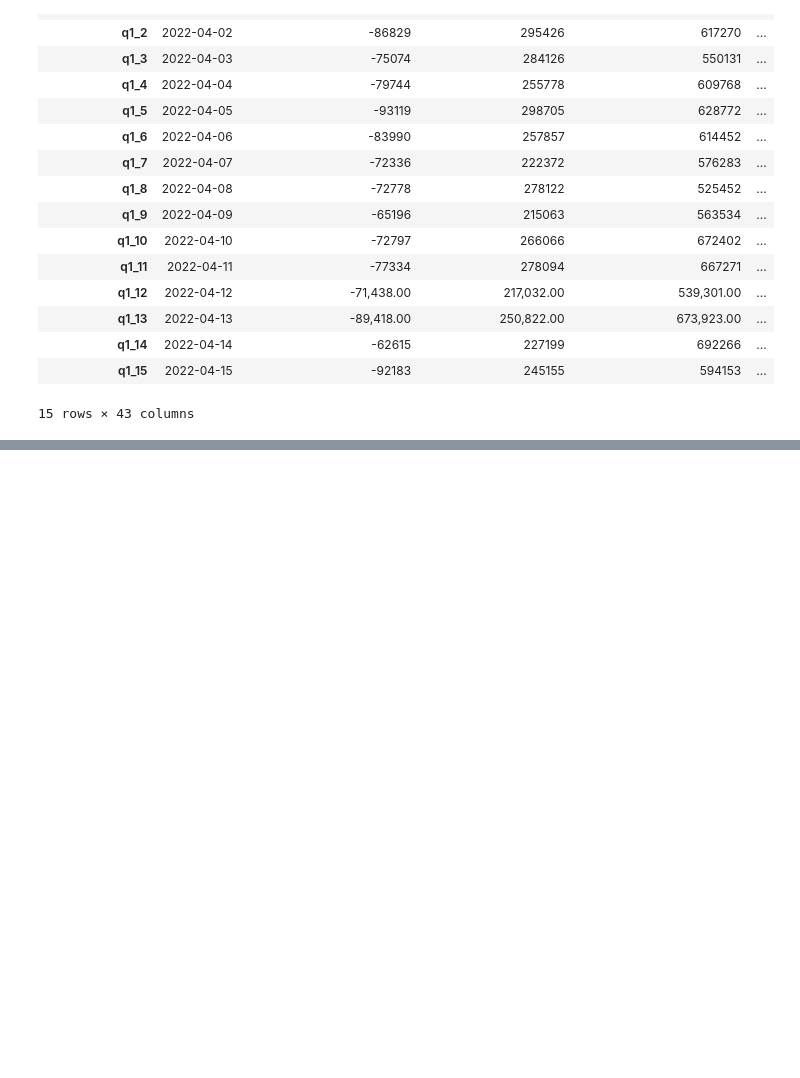
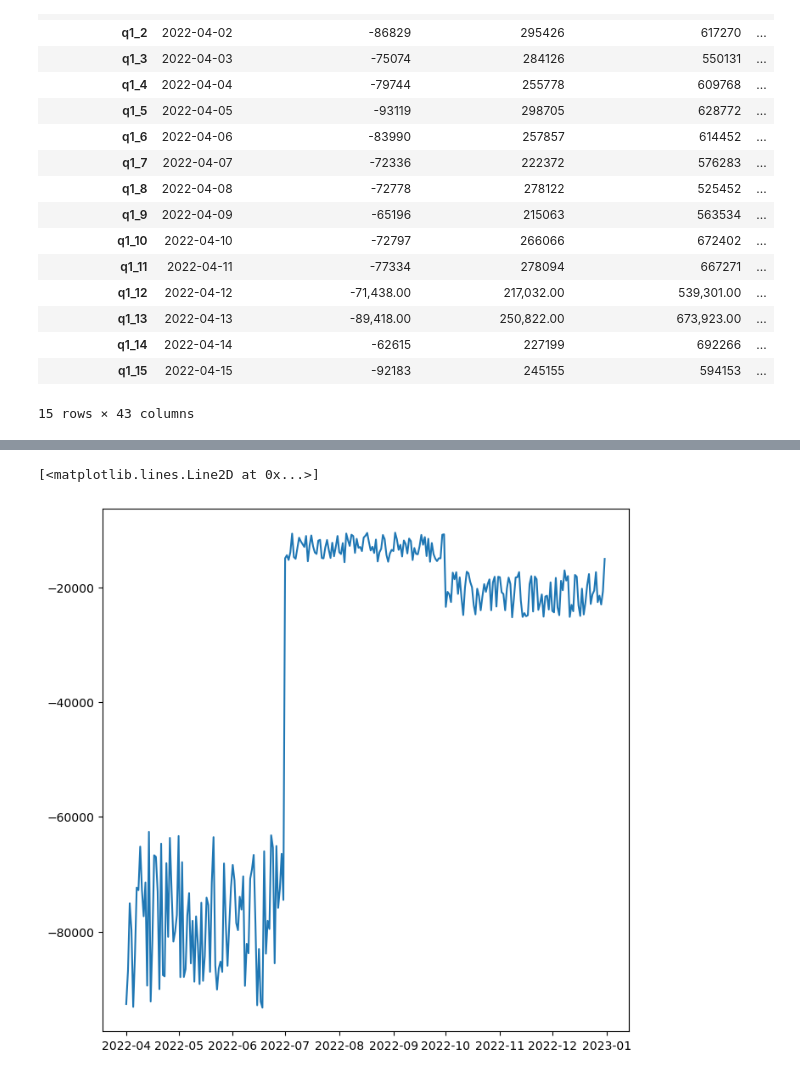
Before and after one commit to shahabas9/crypto_prediction, a Jupyter notebook: workspace/preprocessing.ipynb, the cells around one changed output, grey strips where cells are left out. Cells and saved outputs as stored; diff of their text form; code cells hidden in the pictures; blank space fills up the shorter version.

```diff
--- a/workspace/preprocessing.ipynb
+++ b/workspace/preprocessing.ipynb
@@ -138,3 +132,5 @@ df1.head(15)
 | q1_14 | 2022-04-14 | -62615 | 227199 | 692266 | ... |
 | q1_15 | 2022-04-15 | -92183 | 245155 | 594153 | ... |
 15 rows × 43 columns
+# %%
+tax_effect=df1.iloc[:,0:2]
@@ -140,0 +155,2 @@ df1.head(15)
+# %%
+tax_effect=tax_effect.set_index("Date")
@@ -140,0 +189,10 @@ df1.head(15)
+# %%
+tax_effect["tax_effect_of_unusual_items"] = tax_effect["tax_effect_of_unusual_items"].replace({',': ''}, regex=True).astype(float)
+# %%
+tax_effect["tax_effect_of_unusual_items"]=tax_effect["tax_effect_of_unusual_items"].astype('int64')
+# %%
+plt.figure(figsize=(8,8))
+plt.plot(tax_effect.tax_effect_of_unusual_items)
+# %% [output]
+[<matplotlib.lines.Line2D at 0x...>]
+[figure, added]
```
Also changed, not shown: parts of 13 cells of this notebook.
